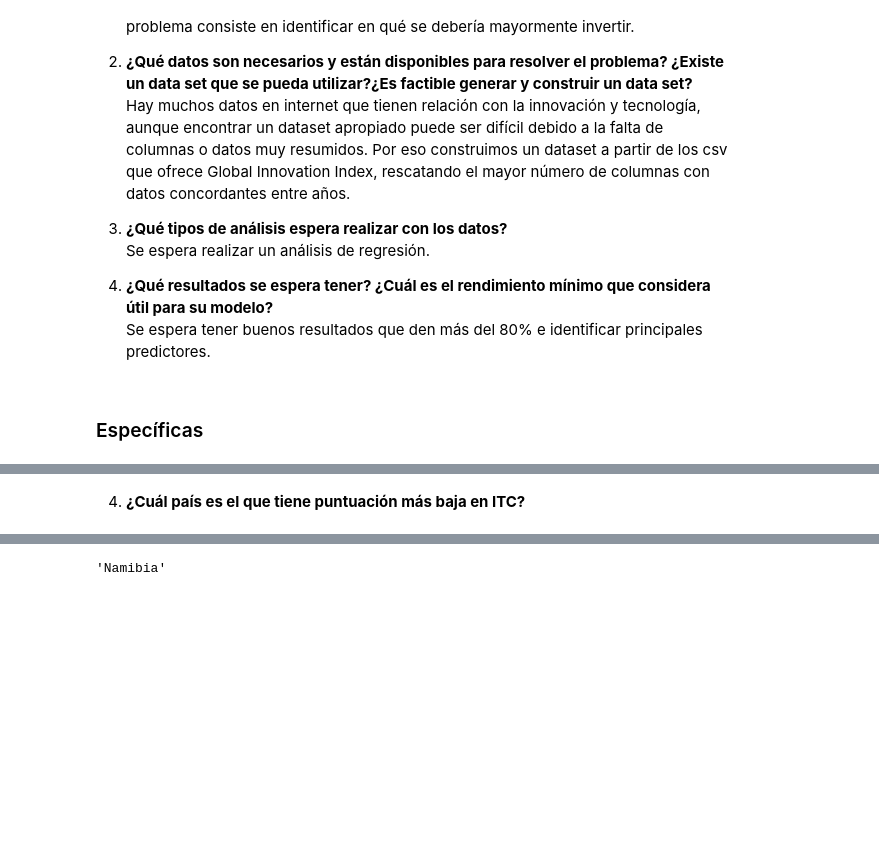
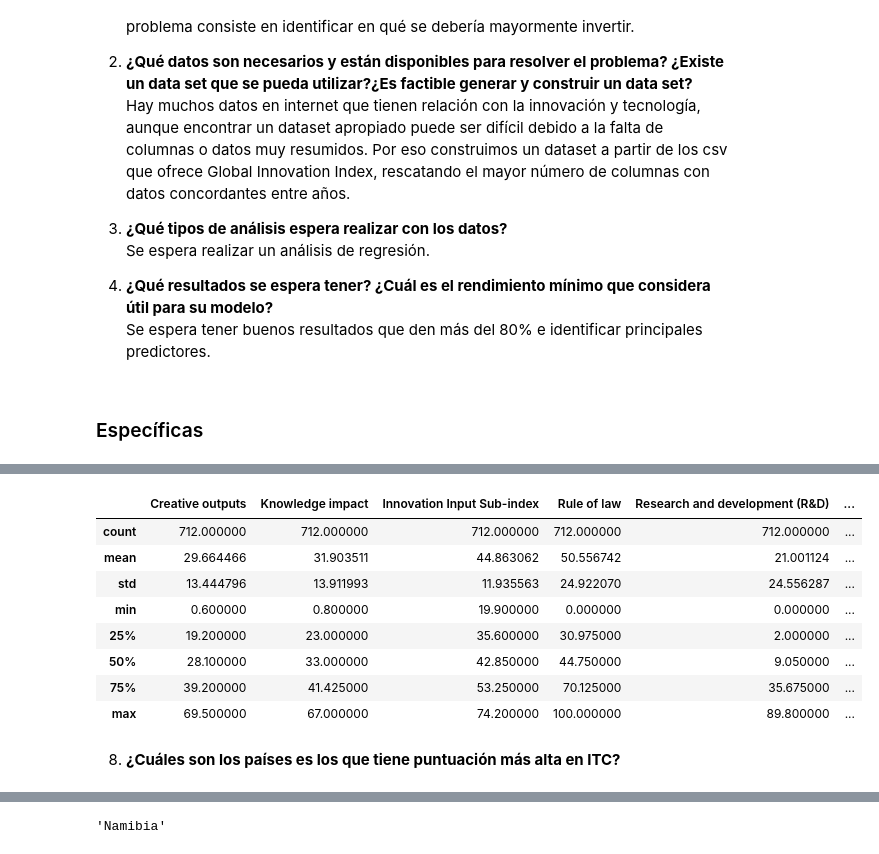
Before and after one commit to MAlejandroVC/Proyecto1, a Jupyter notebook: Project_4/GlobalInnovation.ipynb, the cells around one changed output, grey strips where cells are left out. Cells and saved outputs as stored; diff of their text form; code cells hidden in the pictures; blank space fills up the shorter version.

```diff
--- a/Project_4/GlobalInnovation.ipynb
+++ b/Project_4/GlobalInnovation.ipynb
@@ -316,2 +751,16 @@ Se espera tener buenos resultados que den más del 80% e identificar principales
+# %%
+# Mostrar todas las columnas
+pd.set_option('display.max_columns', None)
+df.describe()
+# %% [output]
+|  | Creative outputs | Knowledge impact | Innovation Input Sub-index | Rule of law | Research and development (R&D) | ... |
+| count | 712.000000 | 712.000000 | 712.000000 | 712.000000 | 712.000000 | ... |
+| mean | 29.664466 | 31.903511 | 44.863062 | 50.556742 | 21.001124 | ... |
+| std | 13.444796 | 13.911993 | 11.935563 | 24.922070 | 24.556287 | ... |
+| min | 0.600000 | 0.800000 | 19.900000 | 0.000000 | 0.000000 | ... |
+| 25% | 19.200000 | 23.000000 | 35.600000 | 30.975000 | 2.000000 | ... |
+| 50% | 28.100000 | 33.000000 | 42.850000 | 44.750000 | 9.050000 | ... |
+| 75% | 39.200000 | 41.425000 | 53.250000 | 70.125000 | 35.675000 | ... |
+| max | 69.500000 | 67.000000 | 74.200000 | 100.000000 | 89.800000 | ... |
 # %% [markdown]
-4. **¿Cuál país es el que tiene puntuación más baja en ITC?**
+8. **¿Cuáles son los países es los que tiene puntuación más alta en ITC?**
```
Also changed, not shown: parts of 116 cells of this notebook.
